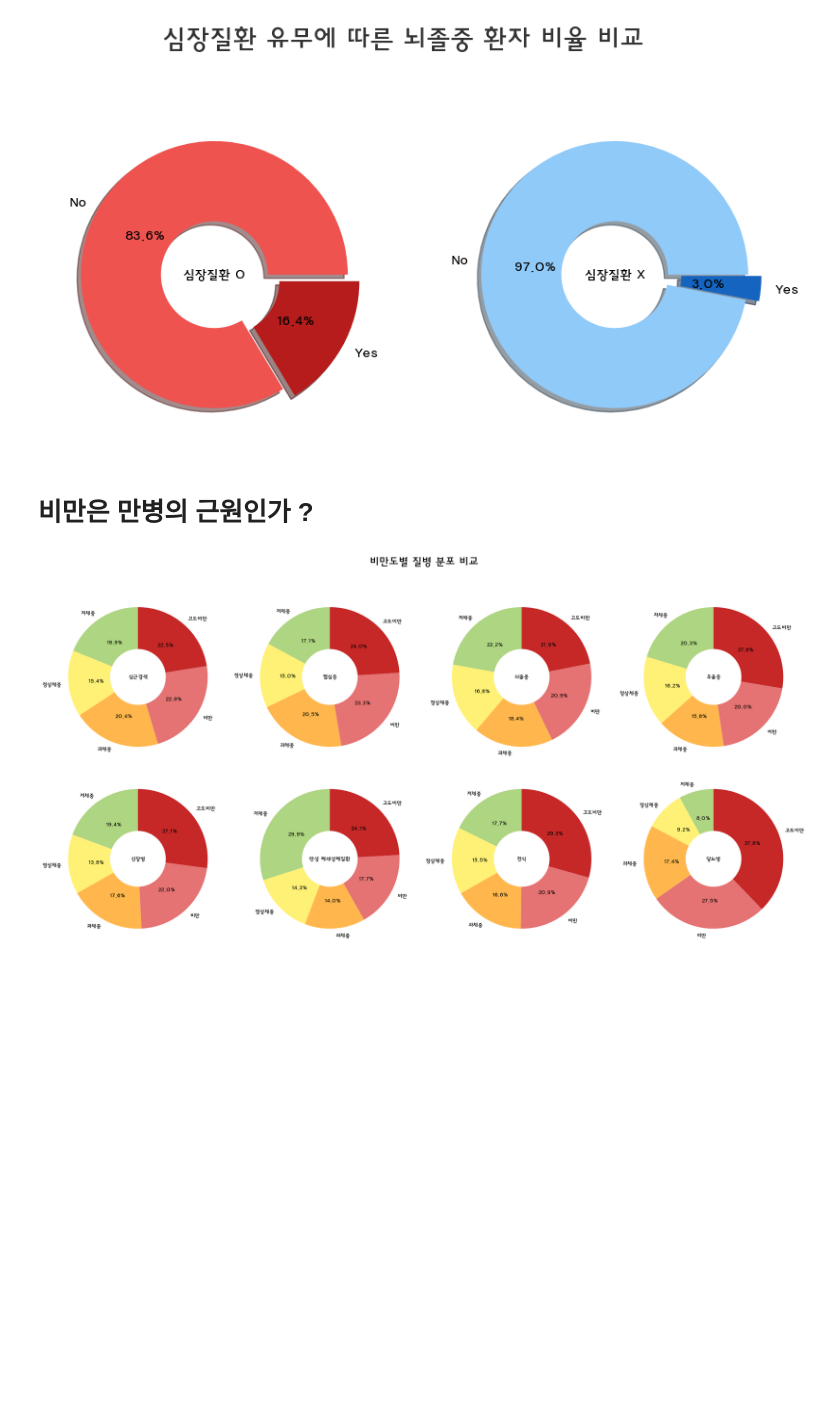
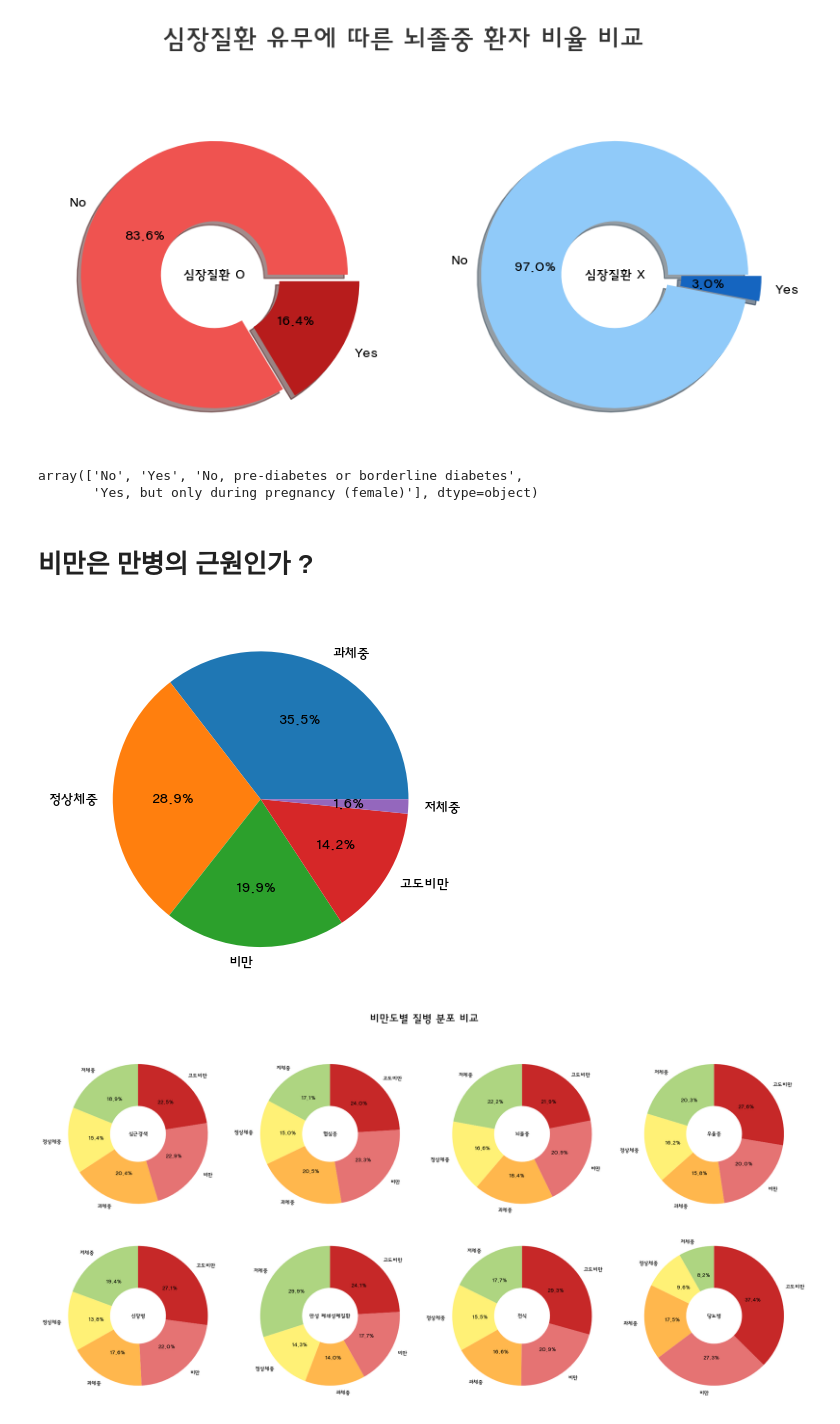
Before and after one commit to Team-3man/disease_analysis, a Jupyter notebook: lks.ipynb, the cells around one changed output. Saved outputs shown, nothing was run; the diff lists cells and outputs as text; code cells hidden in the pictures; blank space fills up the shorter version.

```diff
--- a/lks.ipynb
+++ b/lks.ipynb
@@ -583,8 +612,21 @@ plt.suptitle(
 # %% [output]
 Text(0.5, 1.02, '심장질환 유무에 따른 뇌졸중 환자 비율 비교')
 [figure]
+# %%
+df['HadDiabetes'].unique()
+# %% [output]
+array(['No', 'Yes', 'No, pre-diabetes or borderline diabetes',
+       'Yes, but only during pregnancy (female)'], dtype=object)
 # %% [markdown]
 # 비만은 만병의 근원인가 ?
+# %%
+bmi_count = df['bmi_group'].value_counts()
+
+plt.pie(bmi_count, labels = bmi_count.index, autopct = '%1.1f%%')
+
+plt.show()
+# %% [output]
+[figure, added]
 # %%
 fig, ax = plt.subplots(2, 4, figsize=(20, 10))
 
```
Also changed, not shown: parts of 15 cells of this notebook.
